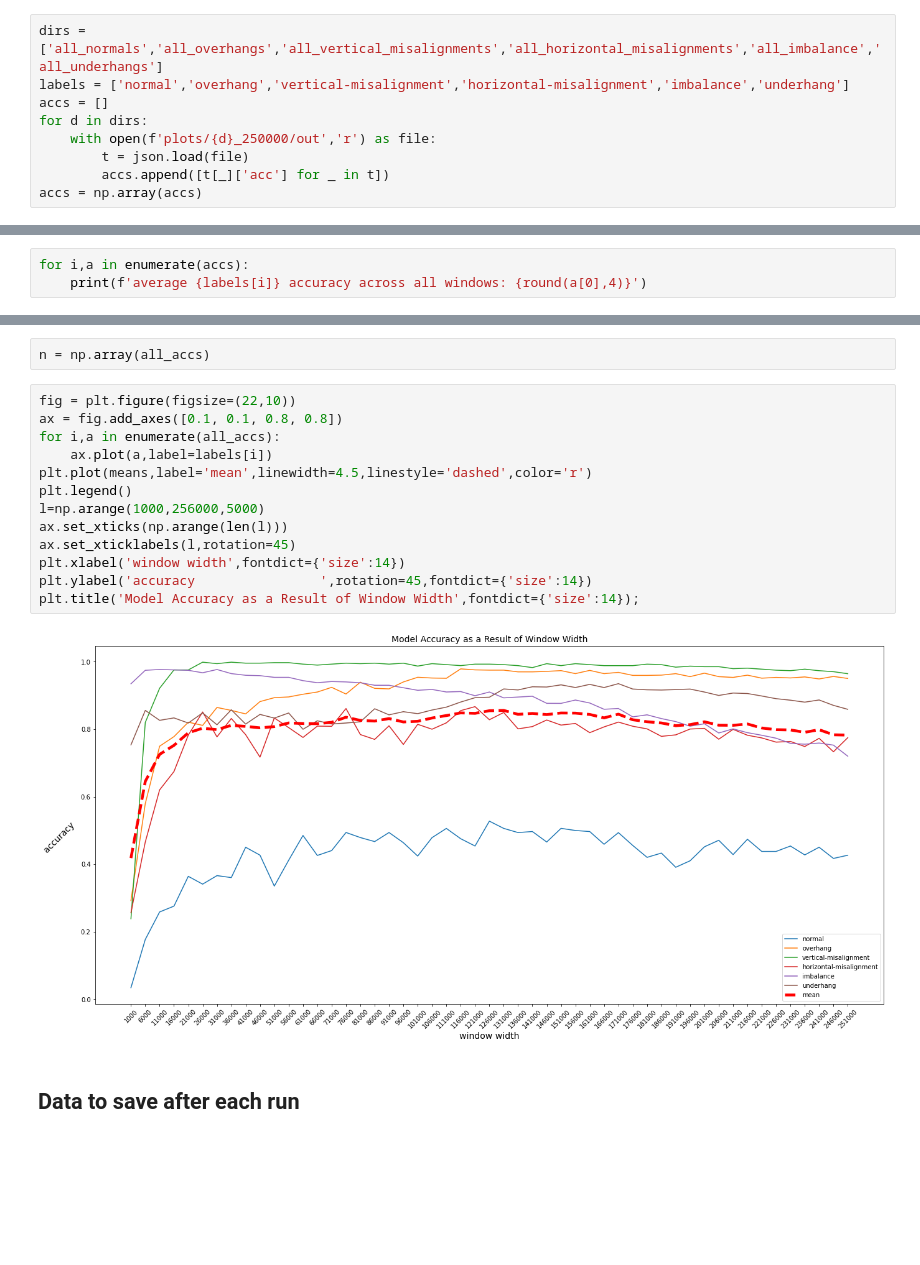
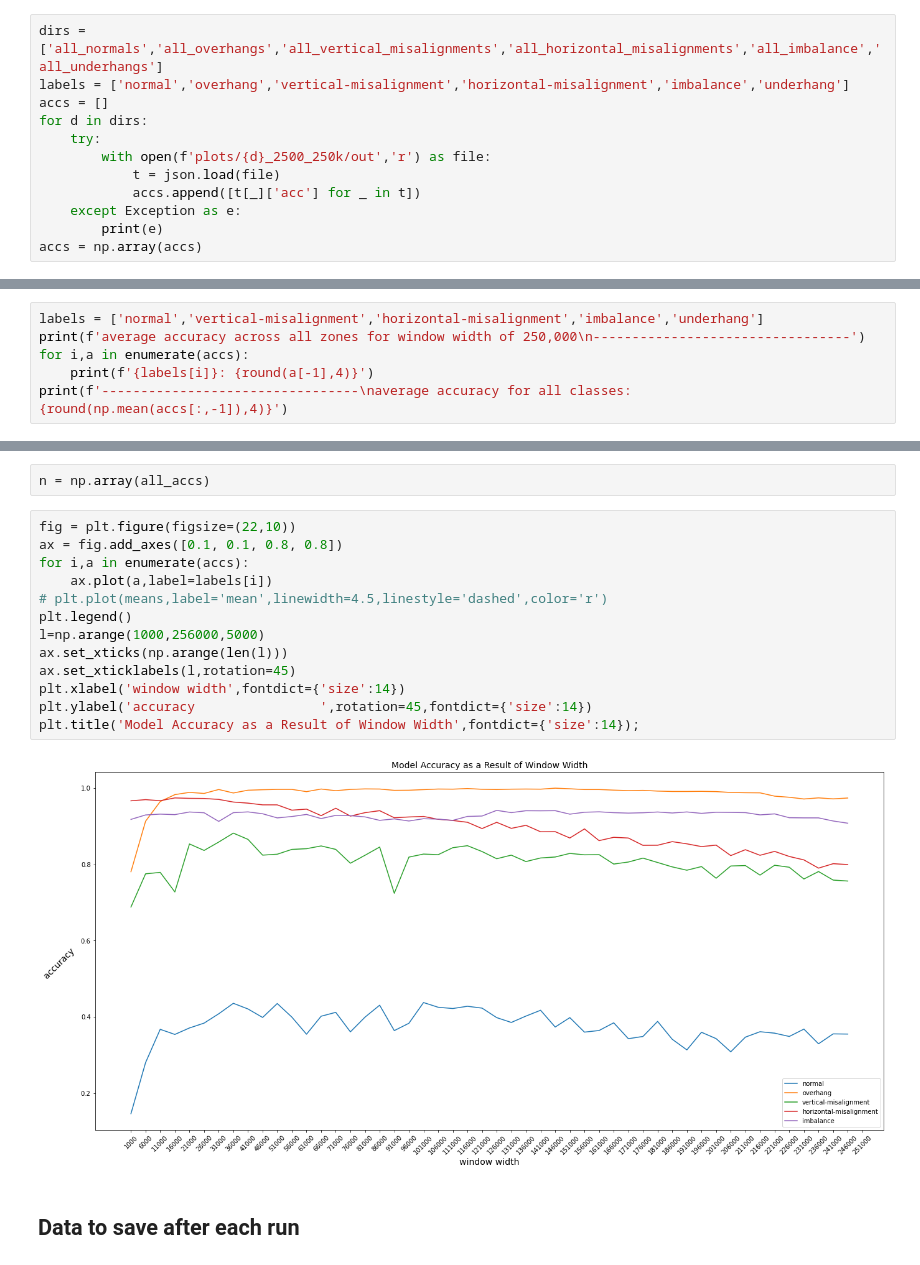
Before and after one commit to nprzybylski/window, a Jupyter notebook: sliding window.ipynb, the cells around one changed output, grey strips where cells are left out. Saved outputs shown, nothing was run; the diff lists cells and outputs as text; blank space fills up the shorter version.

```diff
--- a/sliding window.ipynb
+++ b/sliding window.ipynb
@@ -211,7 +911,10 @@ dirs = ['all_normals','all_overhangs','all_vertical_misalignments','all_horizont
 labels = ['normal','overhang','vertical-misalignment','horizontal-misalignment','imbalance','underhang']
 accs = []
 for d in dirs:
-    with open(f'plots/{d}_250000/out','r') as file:
-        t = json.load(file)
-        accs.append([t[_]['acc'] for _ in t])
+    try:
+        with open(f'plots/{d}_2500_250k/out','r') as file:
+            t = json.load(file)
+            accs.append([t[_]['acc'] for _ in t])
+    except Exception as e:
+        print(e)
 accs = np.array(accs)
@@ -218,4 +943,7 @@ accs = np.array(accs)
 # %%
+labels = ['normal','vertical-misalignment','horizontal-misalignment','imbalance','underhang']
+print(f'average accuracy across all zones for window width of 250,000\n---------------------------------')
 for i,a in enumerate(accs):
-    print(f'average {labels[i]} accuracy across all windows: {round(a[0],4)}')
+    print(f'{labels[i]}: {round(a[-1],4)}')
+print(f'---------------------------------\naverage accuracy for all classes: {round(np.mean(accs[:,-1]),4)}')
 # %% [output]
@@ -242,18 +973,18 @@ n = np.array(all_accs)
 # %%
 fig = plt.figure(figsize=(22,10))
 ax = fig.add_axes([0.1, 0.1, 0.8, 0.8])
-for i,a in enumerate(all_accs):
+for i,a in enumerate(accs):
     ax.plot(a,label=labels[i])
-plt.plot(means,label='mean',linewidth=4.5,linestyle='dashed',color='r')
+# plt.plot(means,label='mean',linewidth=4.5,linestyle='dashed',color='r')
 plt.legend()
 l=np.arange(1000,256000,5000)
 ax.set_xticks(np.arange(len(l)))
 ax.set_xticklabels(l,rotation=45)
 plt.xlabel('window width',fontdict={'size':14})
 plt.ylabel('accuracy                ',rotation=45,fontdict={'size':14})
 plt.title('Model Accuracy as a Result of Window Width',fontdict={'size':14});
 # %% [output]
-[figure, old version]
+[figure, new version]
 # %% [markdown]
 ## Data to save after each run
 # %% [markdown]
```
Also changed, not shown: parts of 5 cells of this notebook, 5 other files.
